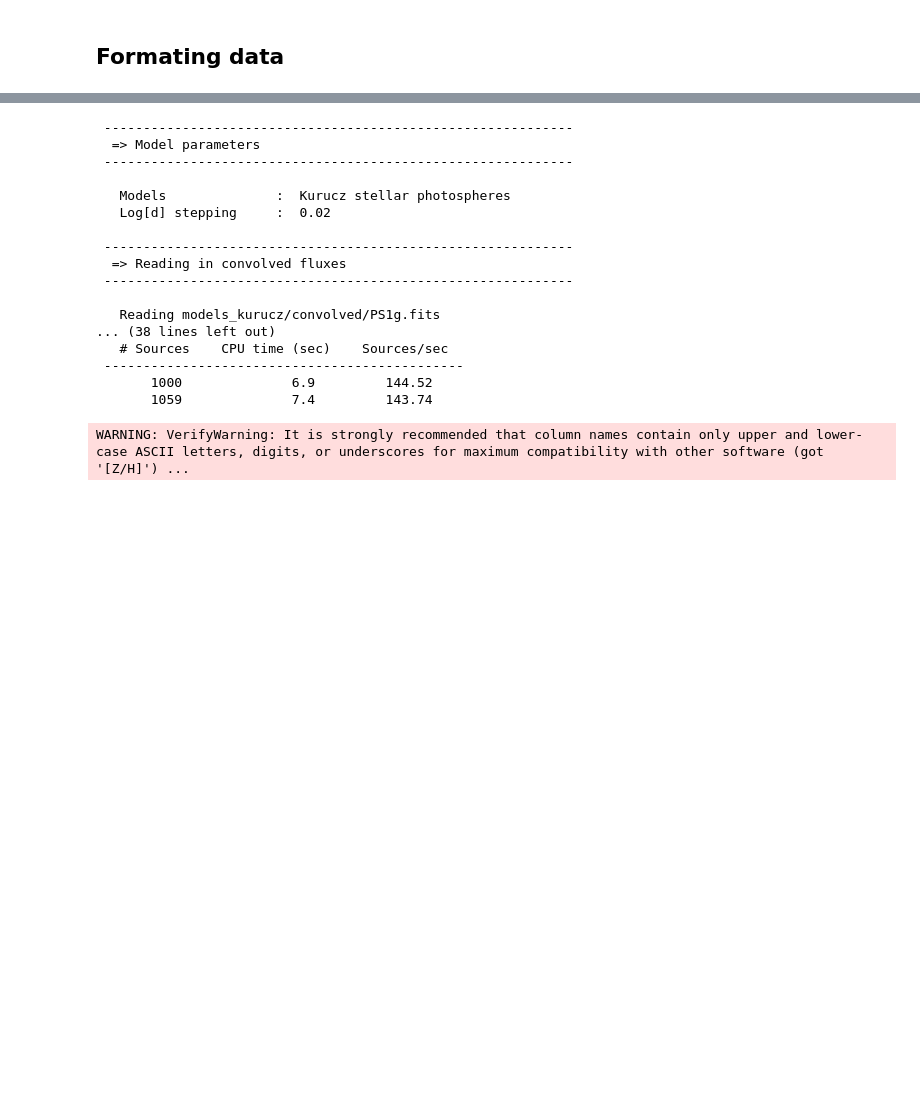
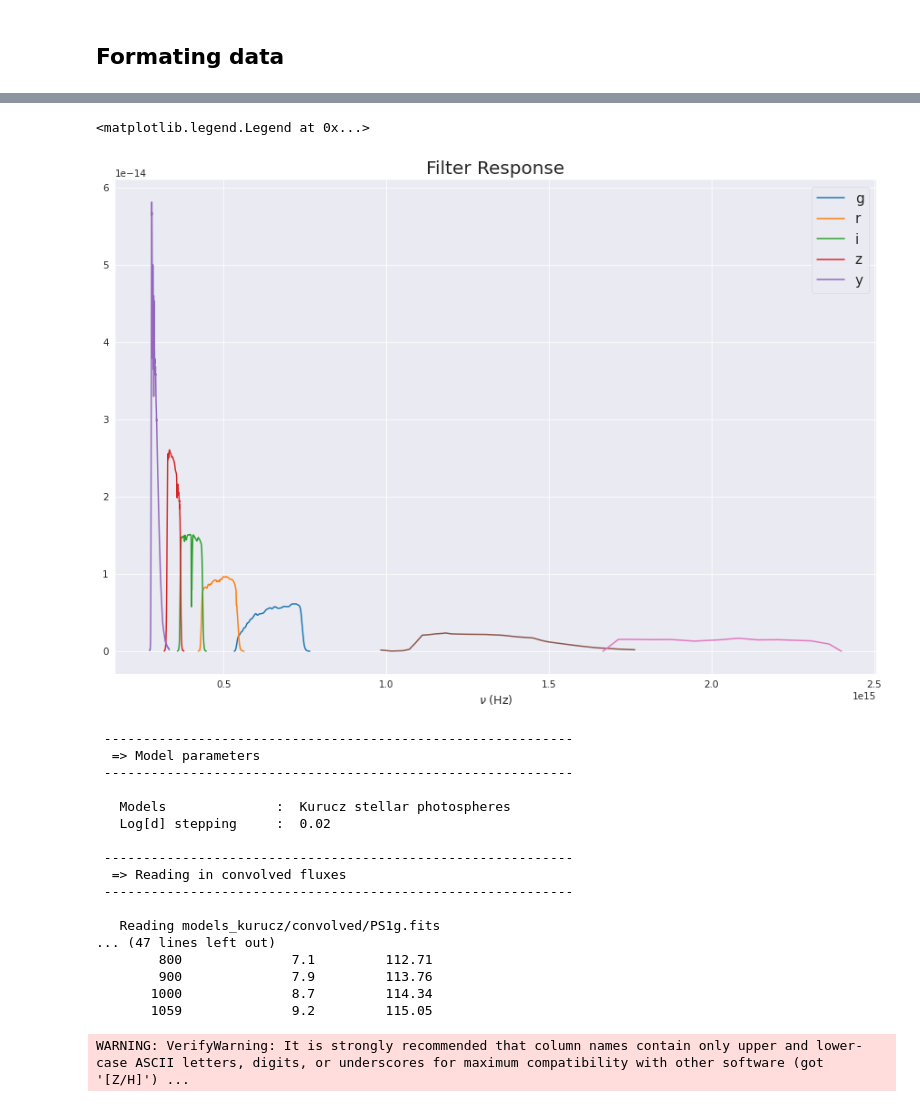
Before and after one commit to Jack3690/INSIST, a Jupyter notebook: UV_Stellar_Catalog.ipynb, the cells around one changed output, grey strips where cells are left out. Saved outputs shown, nothing was run; the diff lists cells and outputs as text; code cells hidden in the pictures; blank space fills up the shorter version.

```diff
--- a/UV_Stellar_Catalog.ipynb
+++ b/UV_Stellar_Catalog.ipynb
@@ -342,0 +298,22 @@ sed.convolve.convolve_model_dir(model_dir, [PS1g, PS1r, PS1i, PS1z,PS1y])
+# %%
+filter_dict = {'PS1g': [4881.47, 'PAN-STARRS_PS1.g.dat' ],
+               'PS1r': [6198.41, 'PAN-STARRS_PS1.r.dat' ],
+               'PS1i': [7549.34, 'PAN-STARRS_PS1.i.dat' ],
+               'PS1z': [8701.37, 'PAN-STARRS_PS1.z.dat' ],
+               'PS1y': [9509.80 ,'PAN-STARRS_PS1.y.dat' ],
+               'UVIT_NUV': [2418.46,'Astrosat_UVIT.N242W.dat'],
+               'UVIT_FUV': [1507.95,'Astrosat_UVIT.F148W.dat']}
+
+model_dir = 'models_kurucz'
+
+filter_list = []
+for filter in filter_dict.keys():
+
+  filt_obj = sed.filter.Filter()
+  filt_obj.name = filter
+  filt_obj.central_wavelength = (filter_dict[filter][0] * u.angstrom).to(u.micron)
+  filt_obj_wl, filt_obj_rsr = np.loadtxt(filter_dict[filter][1], usecols=(0, 1), unpack=True)
+  filt_obj.nu = 3.0e18 * u.Hz / np.flip(filt_obj_wl)
+  filt_obj.response = filt_obj_rsr/filt_obj_rsr.max()
+  filt_obj.normalize()
+  filter_list.append(filt_obj)
@@ -343,13 +327,14 @@ sed.convolve.convolve_model_dir(model_dir, [PS1g, PS1r, PS1i, PS1z,PS1y])
 # %%
 plt.figure(figsize = (15,10))
-plt.plot(PS1g_wl,PS1g.response)
-plt.plot(PS1r_wl,PS1r.response)
-plt.plot(PS1i_wl,PS1i.response)
-plt.plot(PS1z_wl,PS1z.response)
-plt.plot(PS1y_wl,PS1y.response)
-plt.xlabel(r'$\lambda$ ($\AA$)')
+for filter in filter_list:
+  plt.plot(filter.nu,filter.response)
+
+plt.xlabel(r'$\nu$ (Hz)')
 plt.title('Filter Response',size=20)
 plt.legend(['g','r','i','z','y'])
+# %% [output]
+<matplotlib.legend.Legend at 0x...>
+[figure, added]
 # %%
 model_dir = 'models_kurucz'
 
@@ -362,7 +347,7 @@ filters = ['PS1g', 'PS1r', 'PS1i', 'PS1z', 'PS1y']
 apertures = [3., 3., 3., 3., 3.] * u.arcsec
 
 # Run the fitting
-sed.fit('data_input.dat', filters, apertures, model_dir, 'output.fitinfo', extinction_law=extinction, distance_range=[1., 2.] * u.kpc,av_range=[0., 40.])
+d= sed.fit('data_input.dat', filters, apertures, model_dir, 'output.fitinfo', extinction_law=extinction, distance_range=[1., 2.] * u.kpc,av_range=[0., 40.],output_convolved=True)
 # %% [output]
  ------------------------------------------------------------
   => Model parameters
@@ -376,9 +361,9 @@ sed.fit('data_input.dat', filters, apertures, model_dir, 'output.fitinfo', extin
  ------------------------------------------------------------
 
    Reading models_kurucz/convolved/PS1g.fits
-... (38 lines left out)
-   # Sources    CPU time (sec)    Sources/sec
- ----------------------------------------------
-       1000              6.9         144.52
-       1059              7.4         143.74
+... (47 lines left out)
+        800              7.1         112.71
+        900              7.9         113.76
+       1000              8.7         114.34
+       1059              9.2         115.05
 # %%
```
Also changed, not shown: parts of 11 cells of this notebook.
